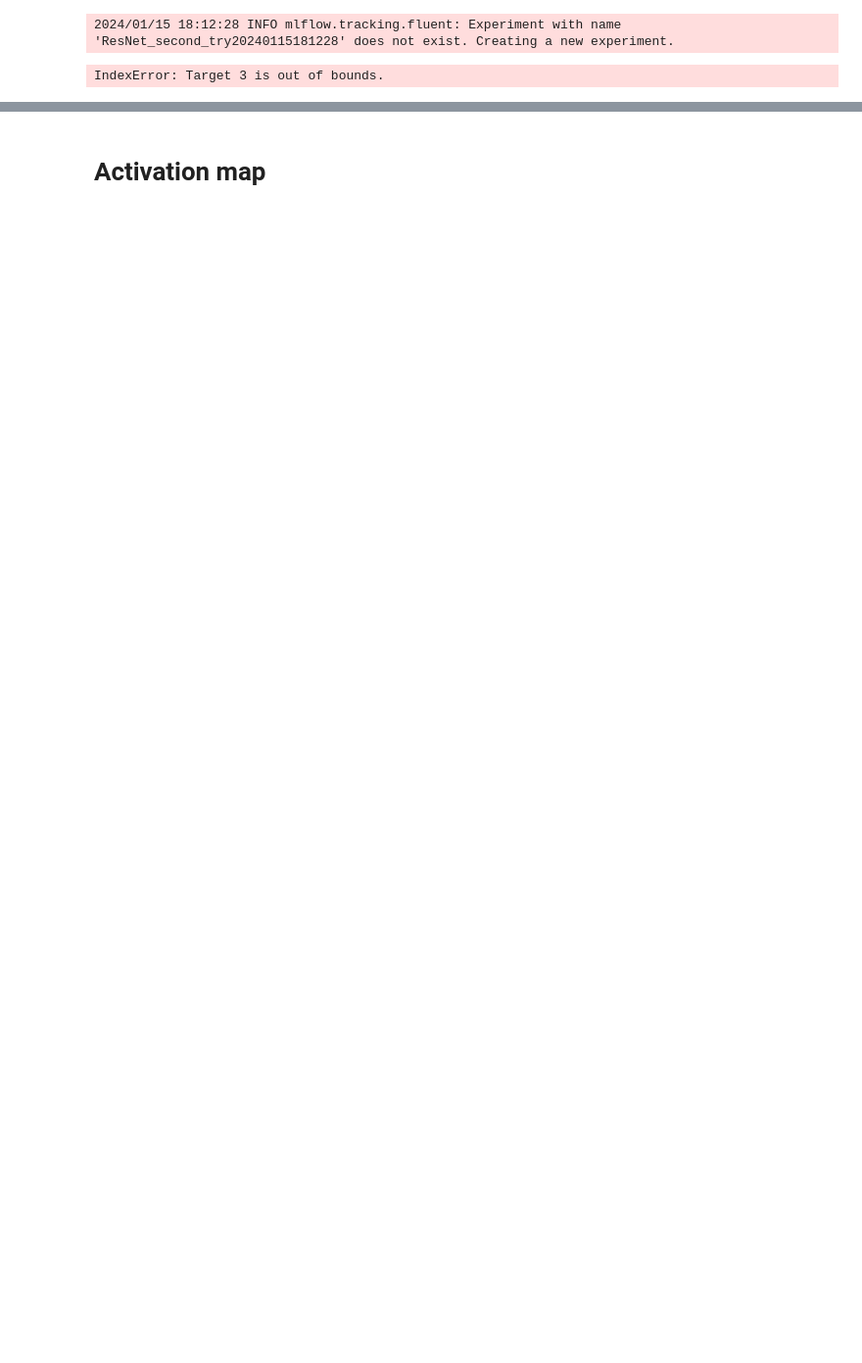
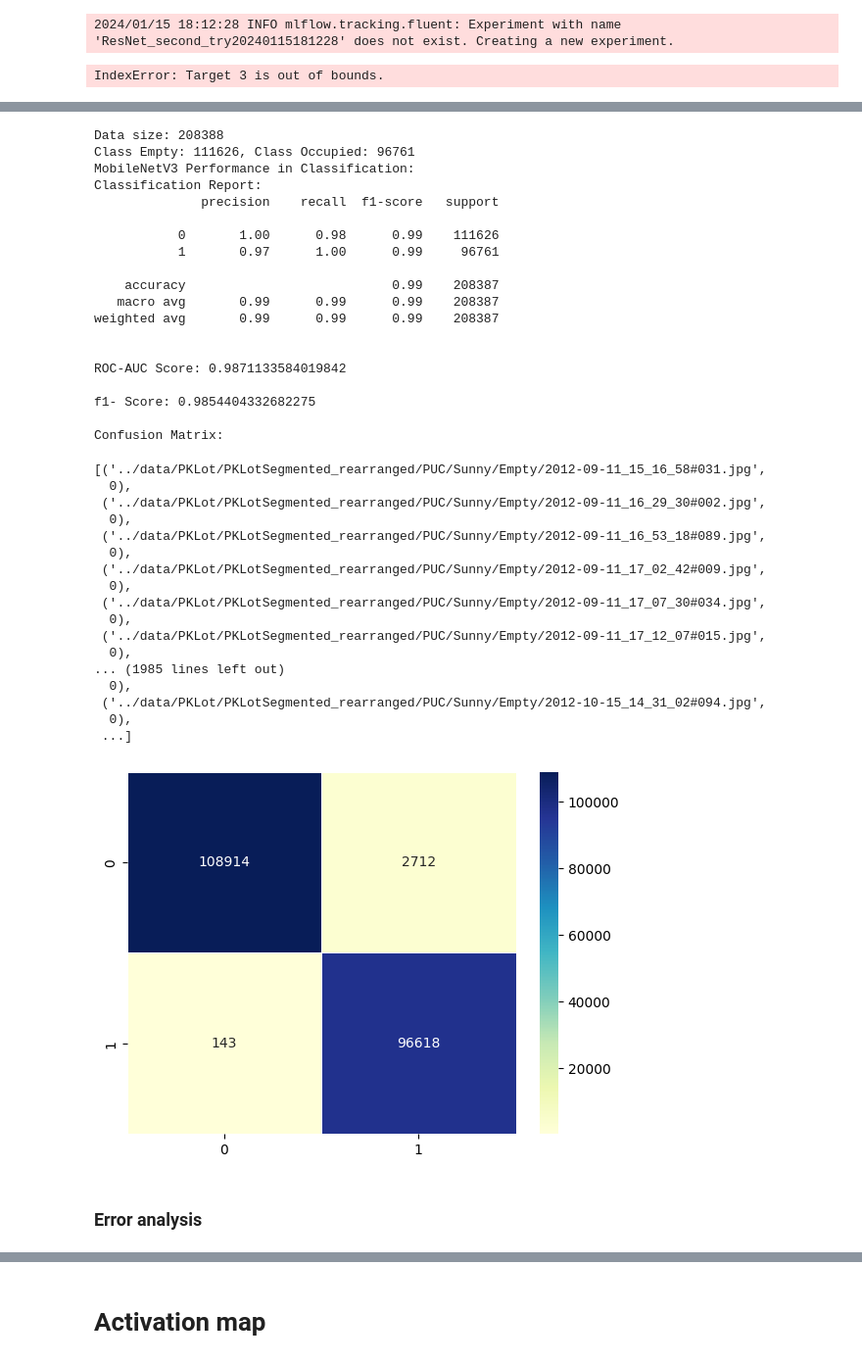
Before and after one commit to maxivmn/pklot, a Jupyter notebook: notebooks/classification.ipynb, the cells around one changed output, grey strips where cells are left out. Shown at 98% size. Cells and saved outputs as stored; diff of their text form; code cells hidden in the pictures; blank space fills up the shorter version.

```diff
--- a/notebooks/classification.ipynb
+++ b/notebooks/classification.ipynb
@@ -571,0 +776,45 @@ ResNet(
+# %%
+#model._get_name()
+# Test script with trained model on rainy data (7959 pics) needs 13s.Trafo: Resize and normalize.
+# Script without using GPU doesn't work for the model that comes out from training. Only works if I load the model. Why?
+test_on_new_data(loaded_model, destpath_dic['PUC_sunny'])
+# %% [output]
+Data size: 208388
+Class Empty: 111626, Class Occupied: 96761
+MobileNetV3 Performance in Classification:
+Classification Report:
+              precision    recall  f1-score   support
+
+           0       1.00      0.98      0.99    111626
+           1       0.97      1.00      0.99     96761
+
+    accuracy                           0.99    208387
+   macro avg       0.99      0.99      0.99    208387
+weighted avg       0.99      0.99      0.99    208387
+
+
+ROC-AUC Score: 0.9871133584019842
+
+f1- Score: 0.9854404332682275
+
+Confusion Matrix:
+[('../data/PKLot/PKLotSegmented_rearranged/PUC/Sunny/Empty/2012-09-11_15_16_58#031.jpg',
+  0),
+ ('../data/PKLot/PKLotSegmented_rearranged/PUC/Sunny/Empty/2012-09-11_16_29_30#002.jpg',
+  0),
+ ('../data/PKLot/PKLotSegmented_rearranged/PUC/Sunny/Empty/2012-09-11_16_53_18#089.jpg',
+  0),
+ ('../data/PKLot/PKLotSegmented_rearranged/PUC/Sunny/Empty/2012-09-11_17_02_42#009.jpg',
+  0),
+ ('../data/PKLot/PKLotSegmented_rearranged/PUC/Sunny/Empty/2012-09-11_17_07_30#034.jpg',
+  0),
+ ('../data/PKLot/PKLotSegmented_rearranged/PUC/Sunny/Empty/2012-09-11_17_12_07#015.jpg',
+  0),
+... (1985 lines left out)
+  0),
+ ('../data/PKLot/PKLotSegmented_rearranged/PUC/Sunny/Empty/2012-10-15_14_31_02#094.jpg',
+  0),
+ ...]
+[figure, added]
+# %% [markdown]
+### Error analysis
```
Also changed, not shown: parts of 63 cells of this notebook, 12 other files.
